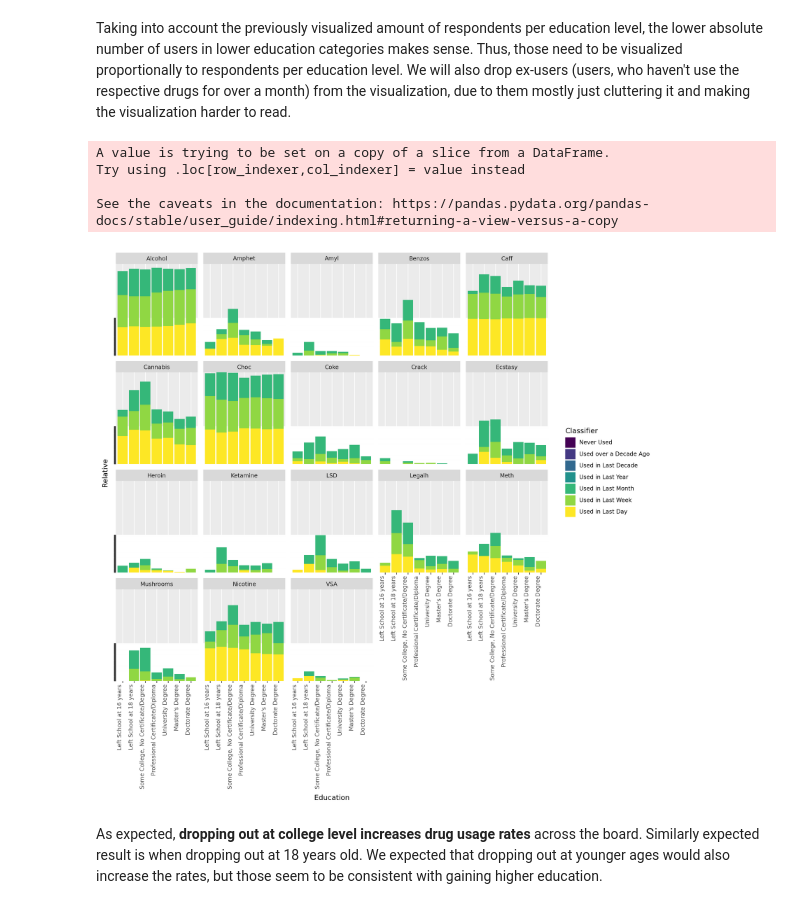
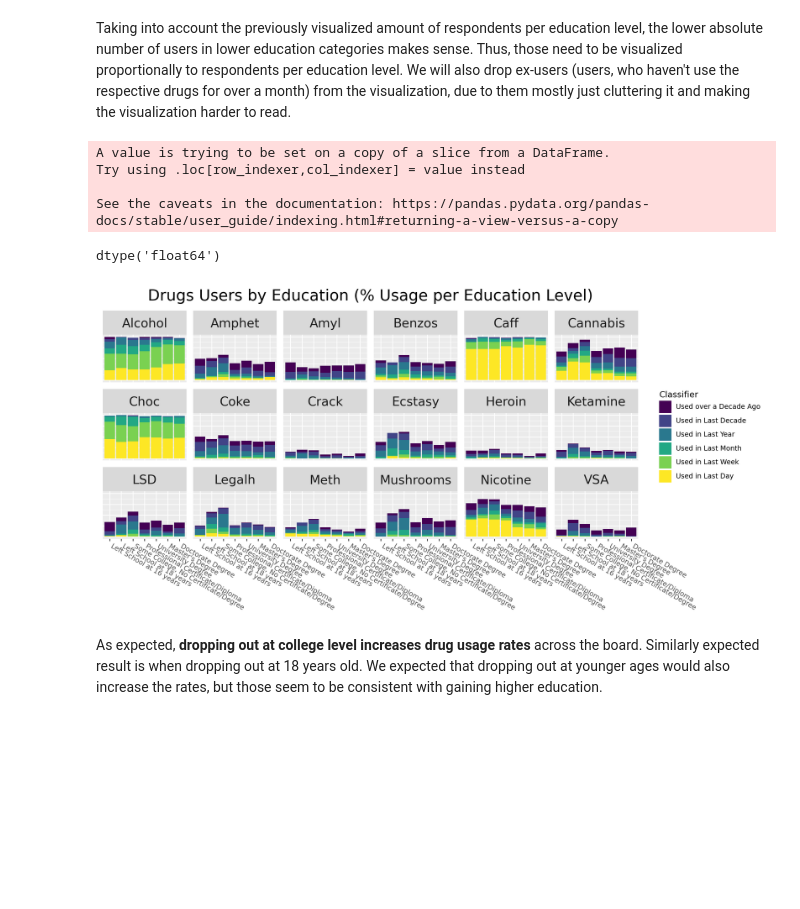
Before and after one commit to RichardMJaks/drug-use-analysis, a Jupyter notebook: main.ipynb, the cells around one changed output. Cells and saved outputs as stored; diff of their text form; code cells hidden in the pictures; blank space fills up the shorter version.

```diff
--- a/main.ipynb
+++ b/main.ipynb
@@ -296,6 +296,7 @@ Here we can see that there is a significant difference between educational distr
 For next, lets visualize the usage of different drugs over different education levels.
 # %%
 drug_per_education = data_analysis.get_all_drug_usage_by_trait(human_readable_data, "Education")
+drug_per_education["Users"] = drug_per_education["Users"].astype(int)
 #drug_per_education = drug_per_education[drug_per_education["Classifier"] != "Never Used"]
 drug_per_education["Education"] = pd.Categorical(
         drug_per_education["Education"],
@@ -303,5 +304,5 @@ drug_per_education["Education"] = pd.Categorical(
         ordered=True,
     )
 drug_per_education_total = drug_per_education.copy()
-drug_per_education_total
+drug_per_education["Education"].dtype
 # %% [output]
@@ -334,30 +335,39 @@ drug_per_education_total
 # %% [markdown]
 Taking into account the previously visualized amount of respondents per education level, the lower absolute number of users in lower education categories makes sense. Thus, those need to be visualized proportionally to respondents per education level. We will also drop ex-users (users, who haven't use the respective drugs for over a month) from the visualization, due to them mostly just cluttering it and making the visualization harder to read.
 # %%
-drug_per_education["Relative"] = drug_per_education["Users"] / drug_per_education.groupby(["Education", "Drug"], observed=True).transform("sum")["Users"]
+drug_per_education["Relative"] = (drug_per_education["Users"] / drug_per_education.groupby(["Education", "Drug"], observed=True).transform("sum")["Users"]).astype(float)
+drug_per_education = drug_per_education[~drug_per_education["Classifier"].isin(["Never Used"])]
+drug_per_education["Classifier"] = pd.Categorical(
+        drug_per_education["Classifier"],
+        categories=list(data_reading.DRUG_CLASSIFIER.values())[1:], # Remove categories not present in this
+        ordered=True,
+    )
+drug_per_education["Relative"].dtype
+# %% [output]
+A value is trying to be set on a copy of a slice from a DataFrame.
+Try using .loc[row_indexer,col_indexer] = value instead
+
+See the caveats in the documentation: https://pandas.pydata.org/pandas-docs/stable/user_guide/indexing.html#returning-a-view-versus-a-copy
+dtype('float64')
 # %%
-drug_per_education = drug_per_education[~drug_per_education["Classifier"].isin(["Never Used", "Used in Last Year", "Used over a Decade Ago", "Used in Last Decade"])]
-drug_per_education["Classifier"] = pd.Categorical(
-        drug_per_education["Classifier"],
-        categories=list(data_reading.DRUG_CLASSIFIER.values()),
-        ordered=True,
-    )
-(
+p = (
     pn.ggplot(drug_per_education, pn.aes("Education", "Relative", fill="Classifier"))
     + pn.geom_col()
-    + pn.facet_wrap("Drug")
+    + pn.facet_wrap("Drug", nrow=3)
+    + pn.labs(x="", y="", title="Drugs Users by Education (% Usage per Education Level)")
     + pn.theme(
-        figure_size=(12, 12),
-        axis_text_x=pn.element_text(rotation=90, hjust=1),
-        axis_text_y=pn.element_blank()
+        figure_size=(12, 6),
+        axis_text_x=pn.element_text(rotation=-30, hjust=0),
+        axis_text_y=pn.element_blank(),
+        axis_ticks_major_y=pn.element_blank(),
+        strip_text_x=pn.element_text(size=16),
+        plot_title=pn.element_text(size=20),
     )
 )
+p.save("plots/drugs_vs_education.svg")
+p.show()
 # %% [output]
-A value is trying to be set on a copy of a slice from a DataFrame.
-Try using .loc[row_indexer,col_indexer] = value instead
-
-See the caveats in the documentation: https://pandas.pydata.org/pandas-docs/stable/user_guide/indexing.html#returning-a-view-versus-a-copy
-[figure, old version]
+[figure, new version]
 # %% [markdown]
 As expected, **dropping out at college level increases drug usage rates** across the board. Similarly expected result is when dropping out at 18 years old. We expected that dropping out at younger ages would also increase the rates, but those seem to be consistent with gaining higher education.
 # %% [markdown]
```
Also changed, not shown: parts of 12 cells of this notebook, 14 other files.
